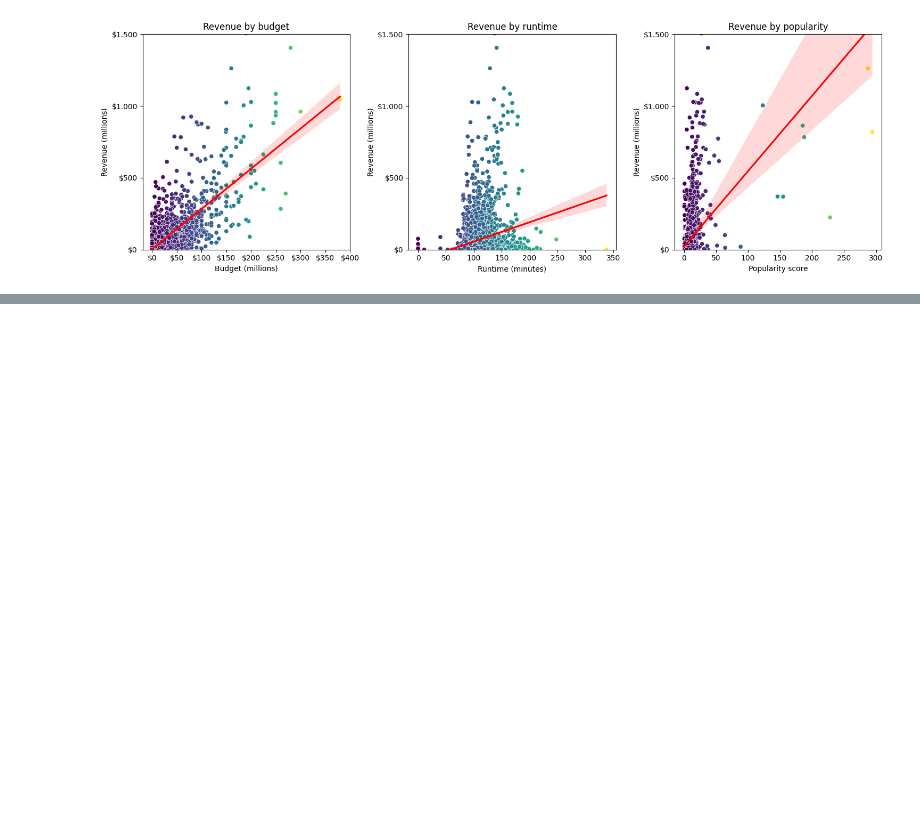
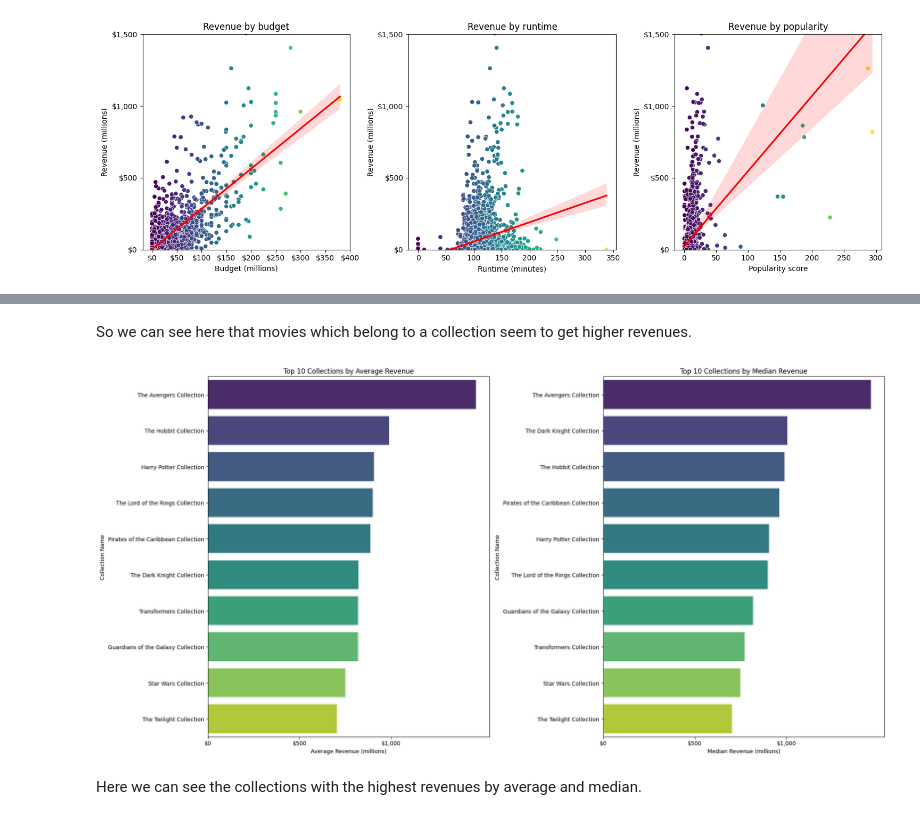
Before and after one commit to 1oannis/tmdb-machine-learning, a Jupyter notebook: tmdb.ipynb, the cells around one changed output, grey strips where cells are left out. Cells and saved outputs as stored; diff of their text form; code cells hidden in the pictures; blank space fills up the shorter version.

```diff
--- a/tmdb.ipynb
+++ b/tmdb.ipynb
@@ -88,0 +247,37 @@ plt.show()
+# %% [markdown]
+So we can see here that movies which belong to a collection seem to get higher revenues.
+# %%
+# Group by collection_name and calculate the median revenue for valid collections
+collection_median_revenue = train[train['collection_name'].isin(valid_collections)].groupby('collection_name')['revenue'].median().reset_index()
+
+# Sort the collections by median revenue in descending order and select the top 10
+collection_median_revenue = collection_median_revenue.sort_values(by='revenue', ascending=False).head(10)
+
+# Sort the collections by average revenue in descending order and select the top 10
+collection_revenue = collection_revenue.sort_values(by='revenue', ascending=False).head(10)
+
+# Plot the data
+plt.figure(figsize=(20, 10))
+
+# Average revenue plot
+plt.subplot(1, 2, 1)
+sns.barplot(data=collection_revenue, x='revenue', y='collection_name', hue='collection_name', palette='viridis')
+plt.xlabel('Average Revenue (millions)')
+plt.ylabel('Collection Name')
+plt.title('Top 10 Collections by Average Revenue')
+plt.xticks(np.arange(0, collection_revenue['revenue'].max(), step=500000000), [f'${int(x//1000000):,}' for x in np.arange(0, collection_revenue['revenue'].max(), step=500000000)])
+
+# Median revenue plot
+plt.subplot(1, 2, 2)
+sns.barplot(data=collection_median_revenue, x='revenue', y='collection_name', hue='collection_name', palette='viridis')
+plt.xlabel('Median Revenue (millions)')
+plt.ylabel('Collection Name')
+plt.title('Top 10 Collections by Median Revenue')
+plt.xticks(np.arange(0, collection_median_revenue['revenue'].max(), step=500000000), [f'${int(x//1000000):,}' for x in np.arange(0, collection_median_revenue['revenue'].max(), step=500000000)])
+
+plt.tight_layout()
+plt.show()
+# %% [output]
+[figure, added]
+# %% [markdown]
+Here we can see the collections with the highest revenues by average and median.
```
Also changed, not shown: parts of 18 cells of this notebook.
